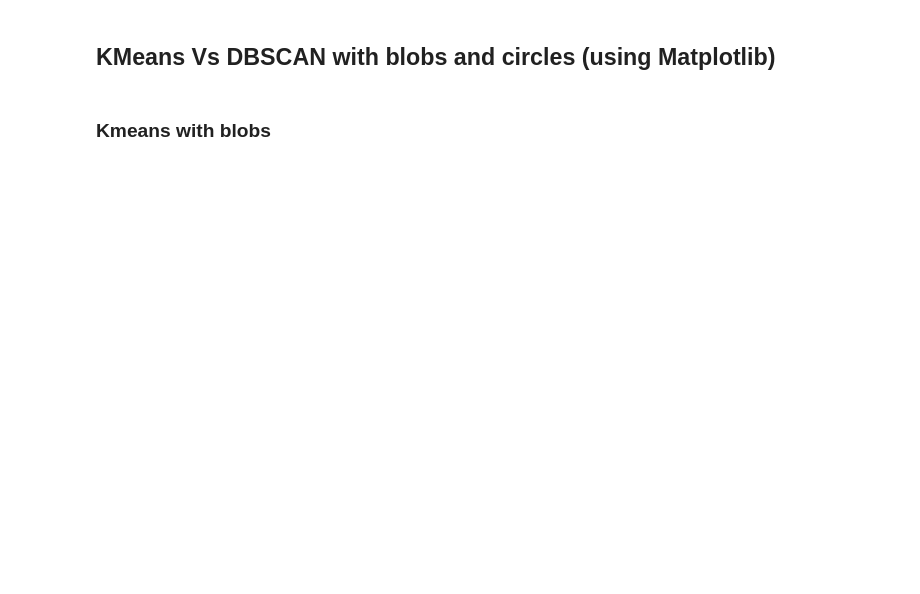
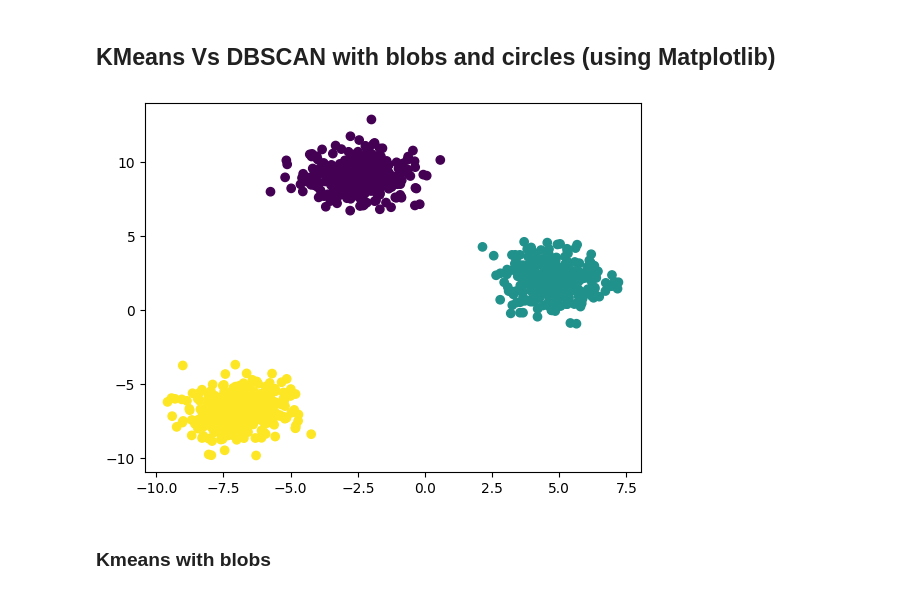
Before and after one commit to Oz174/SelfStudyPython, a Jupyter notebook: Day10.ipynb, the cells around one changed output. Cells and saved outputs as stored; diff of their text form; code cells hidden in the pictures; blank space fills up the shorter version.

```diff
--- a/Day10.ipynb
+++ b/Day10.ipynb
@@ -67,4 +99,11 @@ _we aim to convert long data to wide data_
 # %% [markdown]
 ## KMeans Vs DBSCAN with blobs and circles (using Matplotlib)
+# %%
+X = make_blobs(n_samples=1000, centers=3, random_state=42)
+# plot the data and use the cluster label as cmap
+plt.scatter(X[0][:,0],X[0][:,1],c=X[1])
+plt.show()
+# %% [output]
+[figure, added]
 # %% [markdown]
 ### Kmeans with blobs
```
Also changed, not shown: parts of 9 cells of this notebook.
